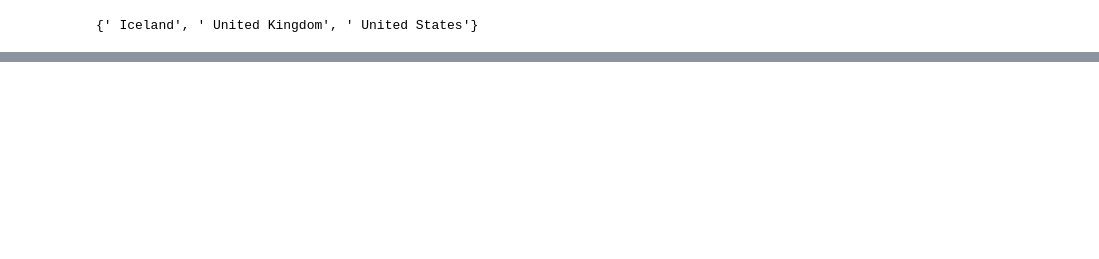
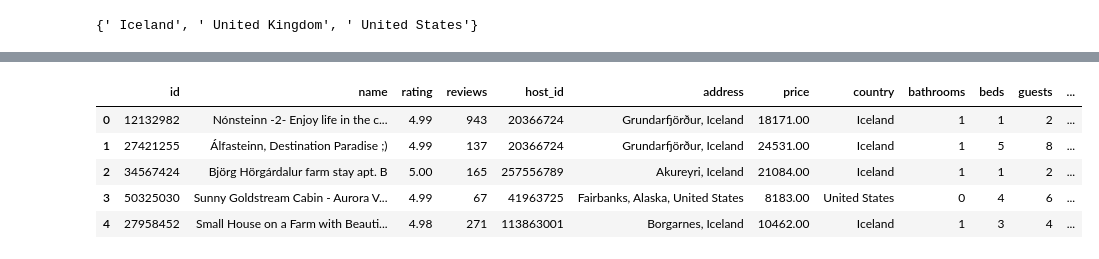
Before and after one commit to vndayambaje/Airbnb_EDA_Project, a Jupyter notebook: project_2_jon_eda.ipynb, the cells around one changed output, grey strips where cells are left out. Saved outputs shown, nothing was run; the diff lists cells and outputs as text; code cells hidden in the pictures; blank space fills up the shorter version.

```diff
--- a/project_2_jon_eda.ipynb
+++ b/project_2_jon_eda.ipynb
@@ -351,0 +362,12 @@ countries_best
+# %%
+# we now filter out the stellar listings in the three countries of interest, Iceland, United Kingdom, United States
+
+airbnb_countries_best_stellar = airbnb_small[(airbnb_small['country'].isin(countries_best)) & (airbnb_small['stellar'] == True)].reset_index(drop = True)
+airbnb_countries_best_stellar.head()
+# %% [output]
+|  | id | name | rating | reviews | host_id | address | price | country | bathrooms | beds | guests | ... |
+| 0 | 12132982 | Nónsteinn -2- Enjoy life in the c... | 4.99 | 943 | 20366724 | Grundarfjörður, Iceland | 18171.00 | Iceland | 1 | 1 | 2 | ... |
+| 1 | 27421255 | Álfasteinn, Destination Paradise ;) | 4.99 | 137 | 20366724 | Grundarfjörður, Iceland | 24531.00 | Iceland | 1 | 5 | 8 | ... |
+| 2 | 34567424 | Björg Hörgárdalur farm stay apt. B | 5.00 | 165 | 257556789 | Akureyri, Iceland | 21084.00 | Iceland | 1 | 1 | 2 | ... |
+| 3 | 50325030 | Sunny Goldstream Cabin - Aurora V... | 4.99 | 67 | 41963725 | Fairbanks, Alaska, United States | 8183.00 | United States | 0 | 4 | 6 | ... |
+| 4 | 27958452 | Small House on a Farm with Beauti... | 4.98 | 271 | 113863001 | Borgarnes, Iceland | 10462.00 | Iceland | 1 | 3 | 4 | ... |
```
Also changed, not shown: parts of 10 cells of this notebook.
